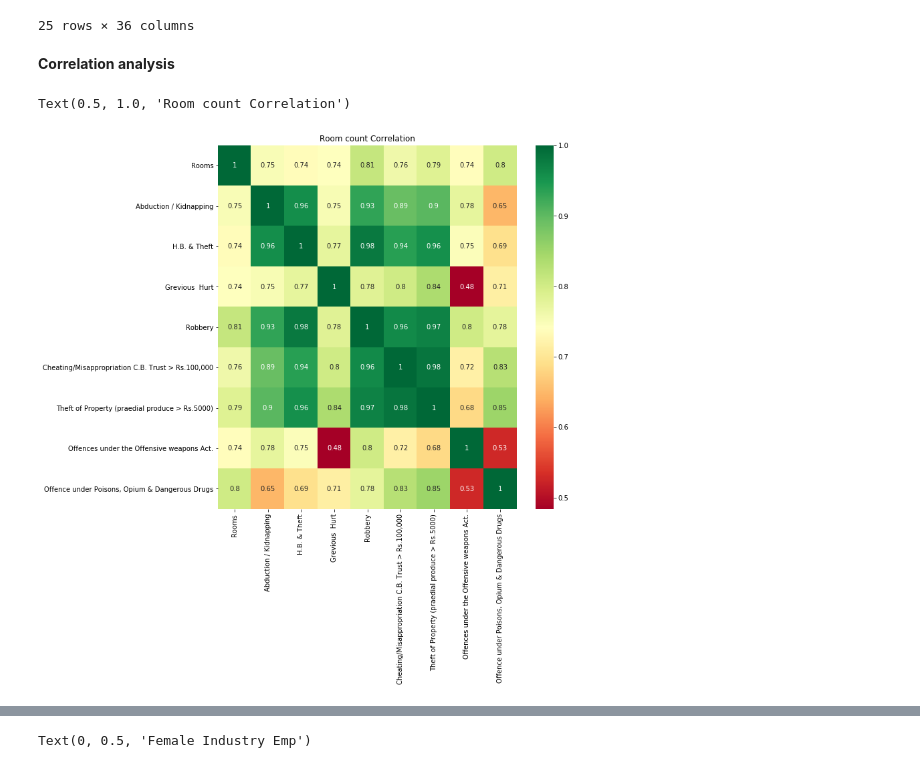
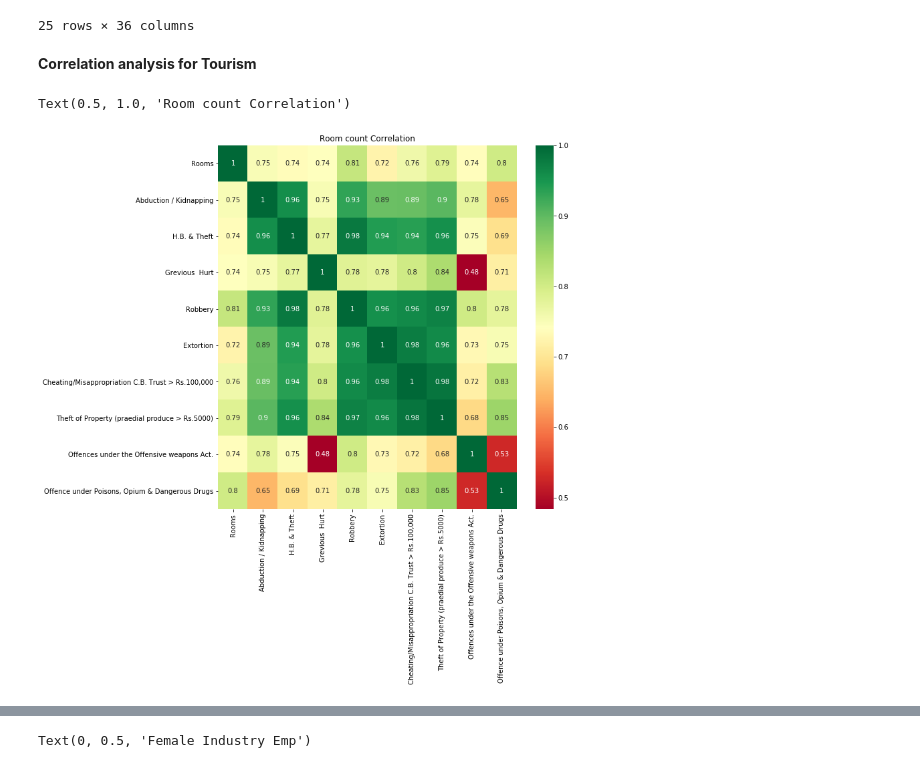
Before and after one commit to PraAnj/gov.lk.data.analysis, a Jupyter notebook: src/crime_analysis.ipynb, the cells around one changed output, grey strips where cells are left out. Saved outputs shown, nothing was run; the diff lists cells and outputs as text; code cells hidden in the pictures.

```diff
--- a/src/crime_analysis.ipynb
+++ b/src/crime_analysis.ipynb
@@ -170,15 +170,15 @@ Integrated dataframe shape =  (25, 36)
 | 24 | Vavuniya | 81 | 10.0 | 20.3 | 27.1 | 57.4 | ... |
 25 rows × 36 columns
 # %% [markdown]
-**Correlation analysis**
+**Correlation analysis for Tourism**
 # %%
 allCorrelations = result.corr(method='pearson')
 
 ## Extract high correlations to Drugs
-topCorrFeatures = allCorrelations.index[abs(allCorrelations['Rooms']) >= 0.73]
+topCorrFeatures = allCorrelations.index[abs(allCorrelations['Rooms']) >= 0.7]
 plt.figure(figsize=(10,10))
 ax = sns.heatmap(result[topCorrFeatures].corr(), annot=True, cmap="RdYlGn")
 ax.set_title('Room count Correlation')
 # %% [output]
 Text(0.5, 1.0, 'Room count Correlation')
-[figure, old version]
+[figure, new version]
```
Also changed, not shown: parts of 3 cells of this notebook, 1 other file.
